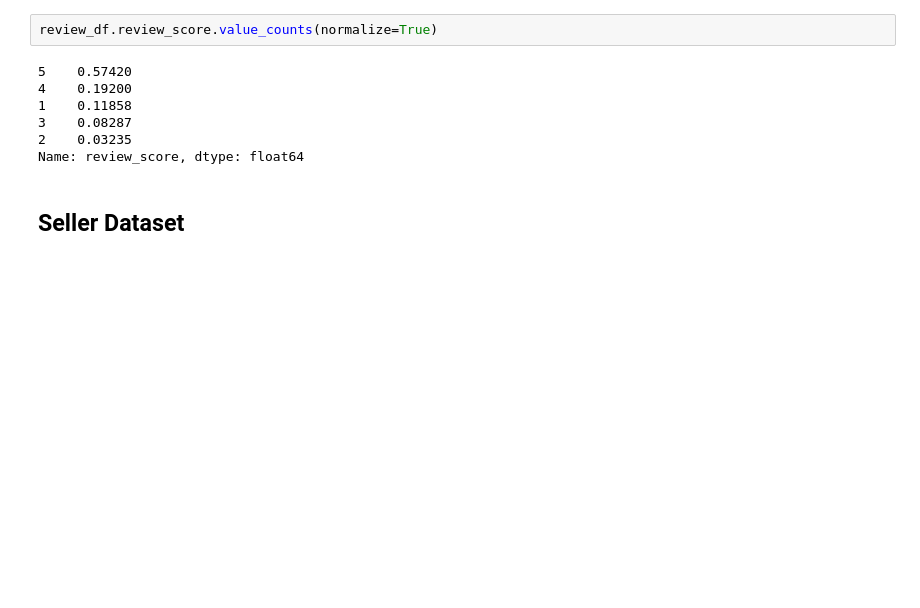
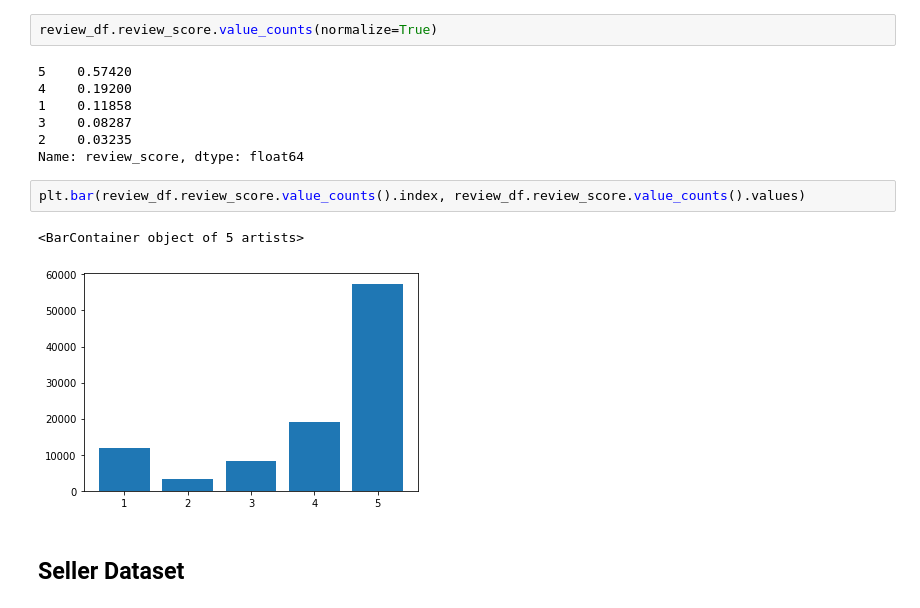
Before and after one commit to alireza-alizadegan/e-commerce-Sales, a Jupyter notebook: Brazil/Sentiment Analysis.ipynb, the cells around one changed output. Cells and saved outputs as stored; diff of their text form; blank space fills up the shorter version.

```diff
--- a/Brazil/Sentiment Analysis.ipynb
+++ b/Brazil/Sentiment Analysis.ipynb
@@ -380,6 +380,11 @@ review_df.review_score.value_counts(normalize=True)
 3    0.08287
 2    0.03235
 Name: review_score, dtype: float64
+# %%
+plt.bar(review_df.review_score.value_counts().index, review_df.review_score.value_counts().values)
+# %% [output]
+<BarContainer object of 5 artists>
+[figure, added]
 # %% [markdown]
 ## Seller Dataset
 # %%
```
Also changed, not shown: 1 other file.
